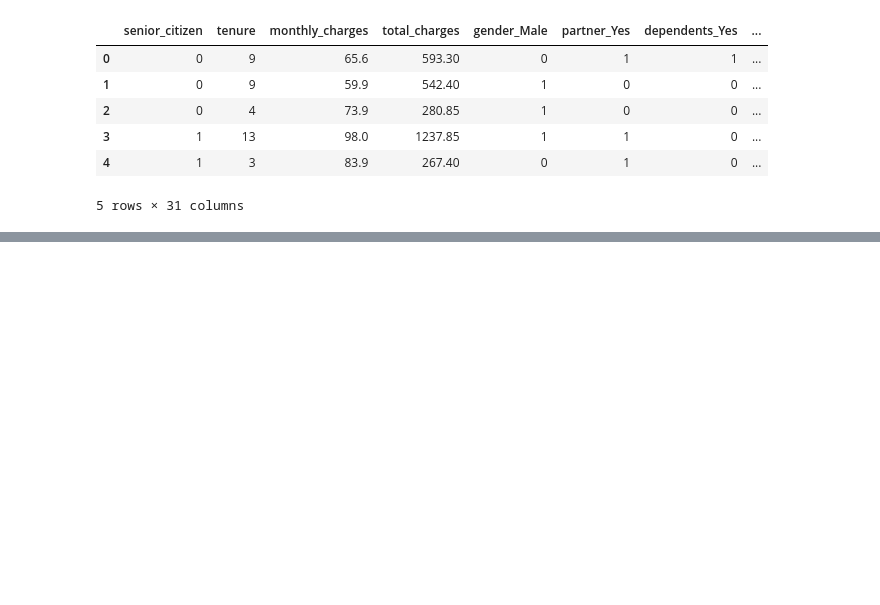
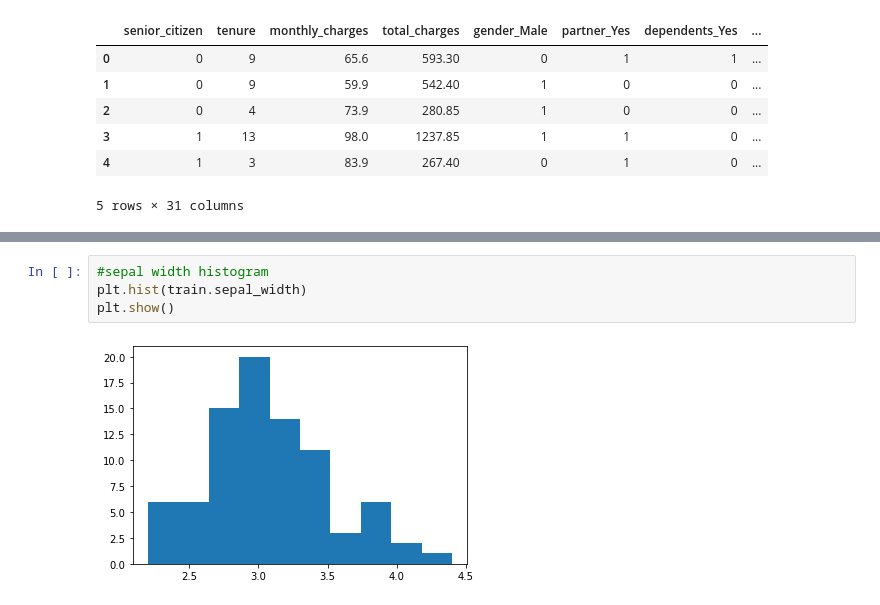
Before and after one commit to NSharick/classification-exercises, a Jupyter notebook: classification_exercises.ipynb, the cells around one changed output, grey strips where cells are left out. Drawn from its saved outputs; the diff is of its cells as text; blank space fills up the shorter version.

```diff
--- a/classification_exercises.ipynb
+++ b/classification_exercises.ipynb
@@ -780,0 +877,6 @@ prep_telco(ddff).head()
+# %%
+#sepal width histogram
+plt.hist(train.sepal_width)
+plt.show()
+# %% [output]
+[figure, added]
```
Also changed, not shown: parts of 22 cells of this notebook.
